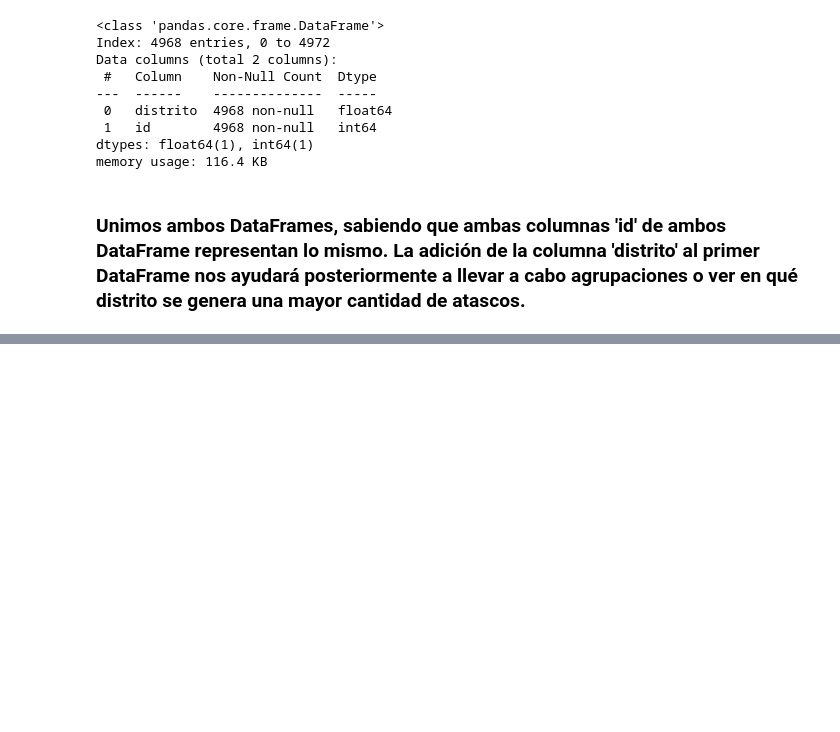
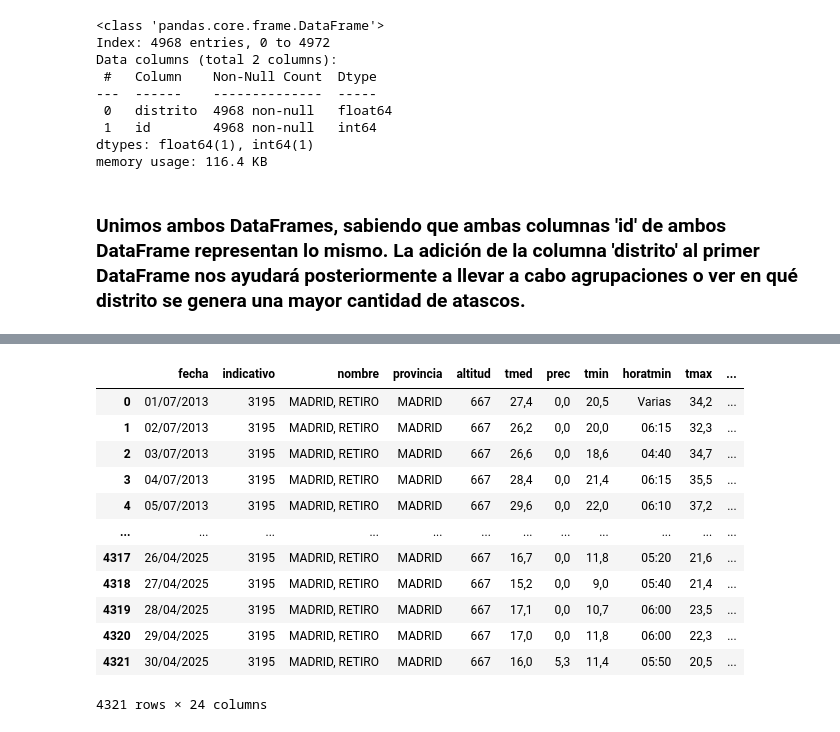
Before and after one commit to JoseACuesta/real_time_traffic_analysis_of_Madrid, a Jupyter notebook: data-preprocessing/src/data_preprocessing/preprocessing.ipynb, the cells around one changed output, grey strips where cells are left out. Cells and saved outputs as stored; diff of their text form; code cells hidden in the pictures; blank space fills up the shorter version.

```diff
--- a/data-preprocessing/src/data_preprocessing/preprocessing.ipynb
+++ b/data-preprocessing/src/data_preprocessing/preprocessing.ipynb
@@ -70,0 +177,17 @@ data.head()
+# %%
+# DATAFRAME AEMET ->
+aemet_dataframe['fecha'] = pd.to_datetime(aemet_dataframe['fecha']).dt.strftime('%d/%m/%Y')
+# %% [output]
+|  | fecha | indicativo | nombre | provincia | altitud | tmed | prec | tmin | horatmin | tmax | ... |
+| 0 | 01/07/2013 | 3195 | MADRID, RETIRO | MADRID | 667 | 27,4 | 0,0 | 20,5 | Varias | 34,2 | ... |
+| 1 | 02/07/2013 | 3195 | MADRID, RETIRO | MADRID | 667 | 26,2 | 0,0 | 20,0 | 06:15 | 32,3 | ... |
+| 2 | 03/07/2013 | 3195 | MADRID, RETIRO | MADRID | 667 | 26,6 | 0,0 | 18,6 | 04:40 | 34,7 | ... |
+| 3 | 04/07/2013 | 3195 | MADRID, RETIRO | MADRID | 667 | 28,4 | 0,0 | 21,4 | 06:15 | 35,5 | ... |
+| 4 | 05/07/2013 | 3195 | MADRID, RETIRO | MADRID | 667 | 29,6 | 0,0 | 22,0 | 06:10 | 37,2 | ... |
+| ... | ... | ... | ... | ... | ... | ... | ... | ... | ... | ... | ... |
+| 4317 | 26/04/2025 | 3195 | MADRID, RETIRO | MADRID | 667 | 16,7 | 0,0 | 11,8 | 05:20 | 21,6 | ... |
+| 4318 | 27/04/2025 | 3195 | MADRID, RETIRO | MADRID | 667 | 15,2 | 0,0 | 9,0 | 05:40 | 21,4 | ... |
+| 4319 | 28/04/2025 | 3195 | MADRID, RETIRO | MADRID | 667 | 17,1 | 0,0 | 10,7 | 06:00 | 23,5 | ... |
+| 4320 | 29/04/2025 | 3195 | MADRID, RETIRO | MADRID | 667 | 17,0 | 0,0 | 11,8 | 06:00 | 22,3 | ... |
+| 4321 | 30/04/2025 | 3195 | MADRID, RETIRO | MADRID | 667 | 16,0 | 5,3 | 11,4 | 05:50 | 20,5 | ... |
+4321 rows × 24 columns
```
Also changed, not shown: parts of 9 cells of this notebook.
